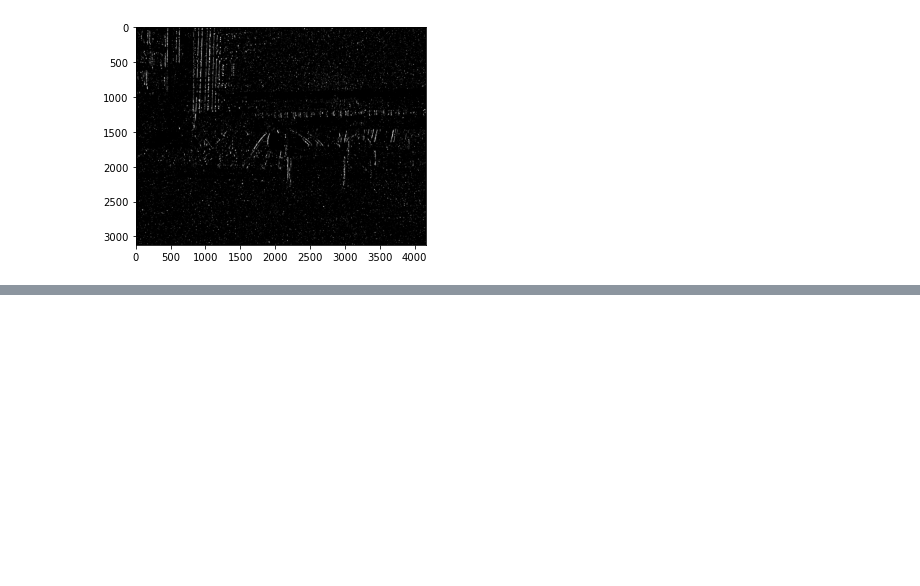
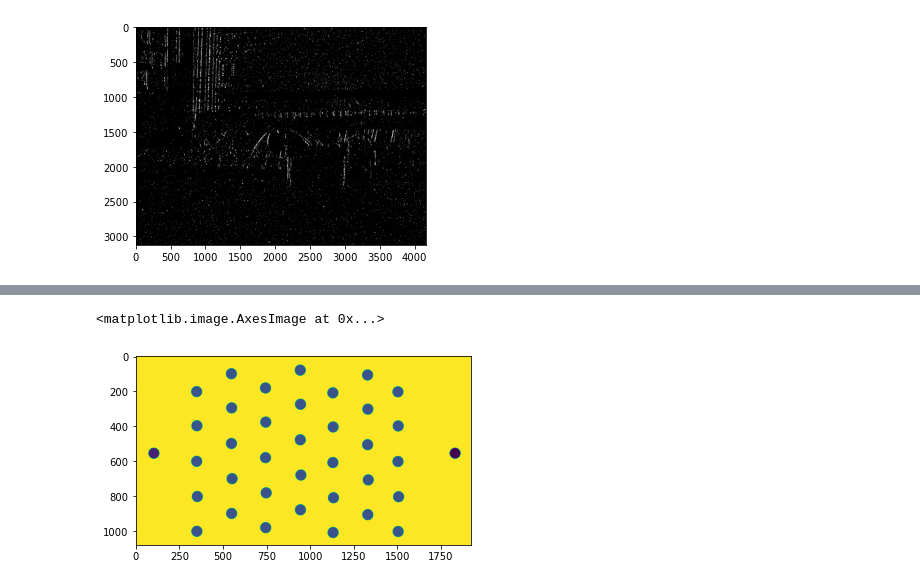
Before and after one commit to ma-he-sh/VisualPerception, a Jupyter notebook: navigation/PerceptionTest.ipynb, the cells around one changed output, grey strips where cells are left out. Drawn from its saved outputs; the diff is of its cells as text; code cells hidden in the pictures; blank space fills up the shorter version.

```diff
--- a/navigation/PerceptionTest.ipynb
+++ b/navigation/PerceptionTest.ipynb
@@ -29,0 +42,7 @@ plt.show()
+# %%
+# detect circles
+gray_blured = cv2.blur( gray, (3, 3) )
+plt.imshow( gray_blured )
+# %% [output]
+<matplotlib.image.AxesImage at 0x...>
+[figure, added]
```
Also changed, not shown: parts of 9 cells of this notebook, 8 other files.
